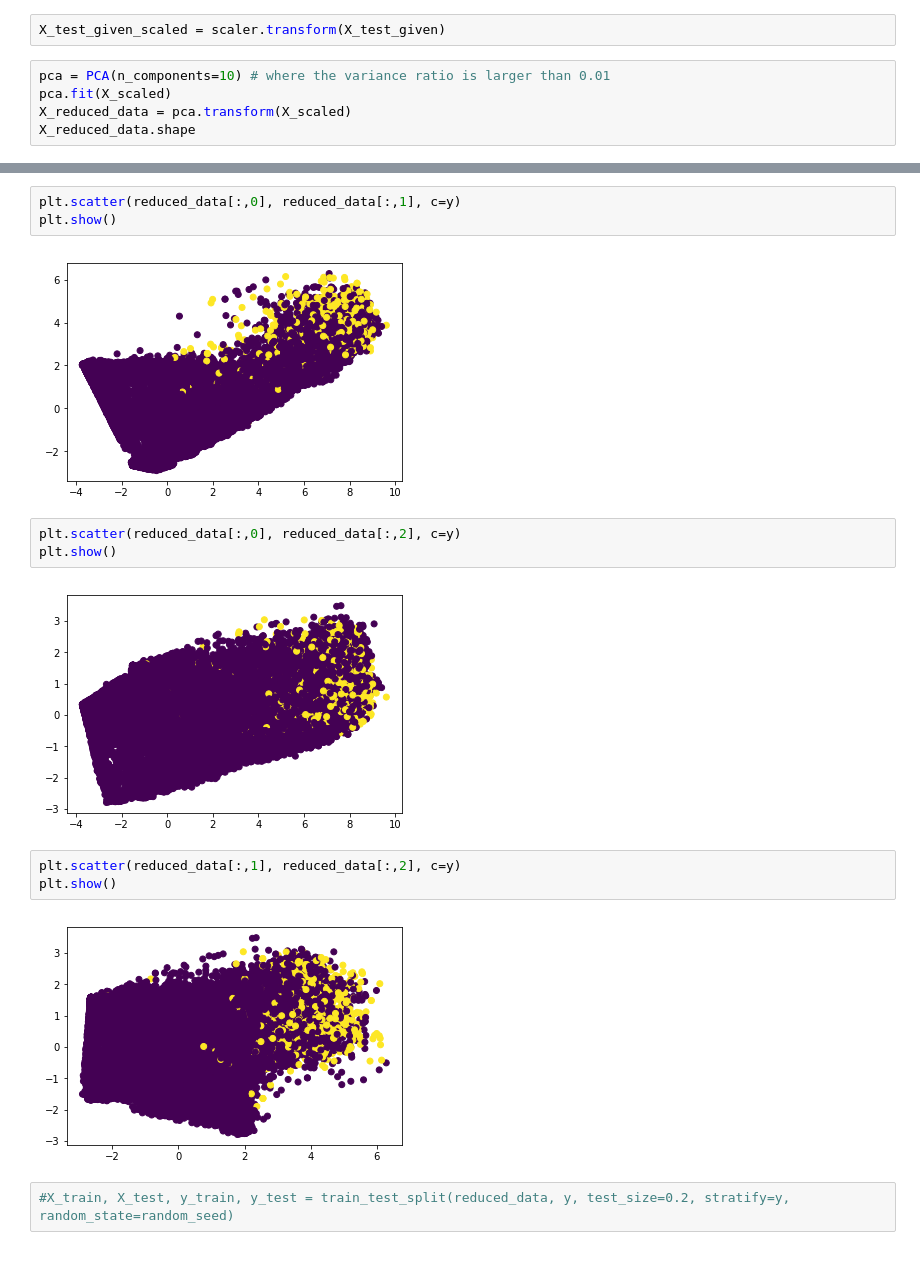
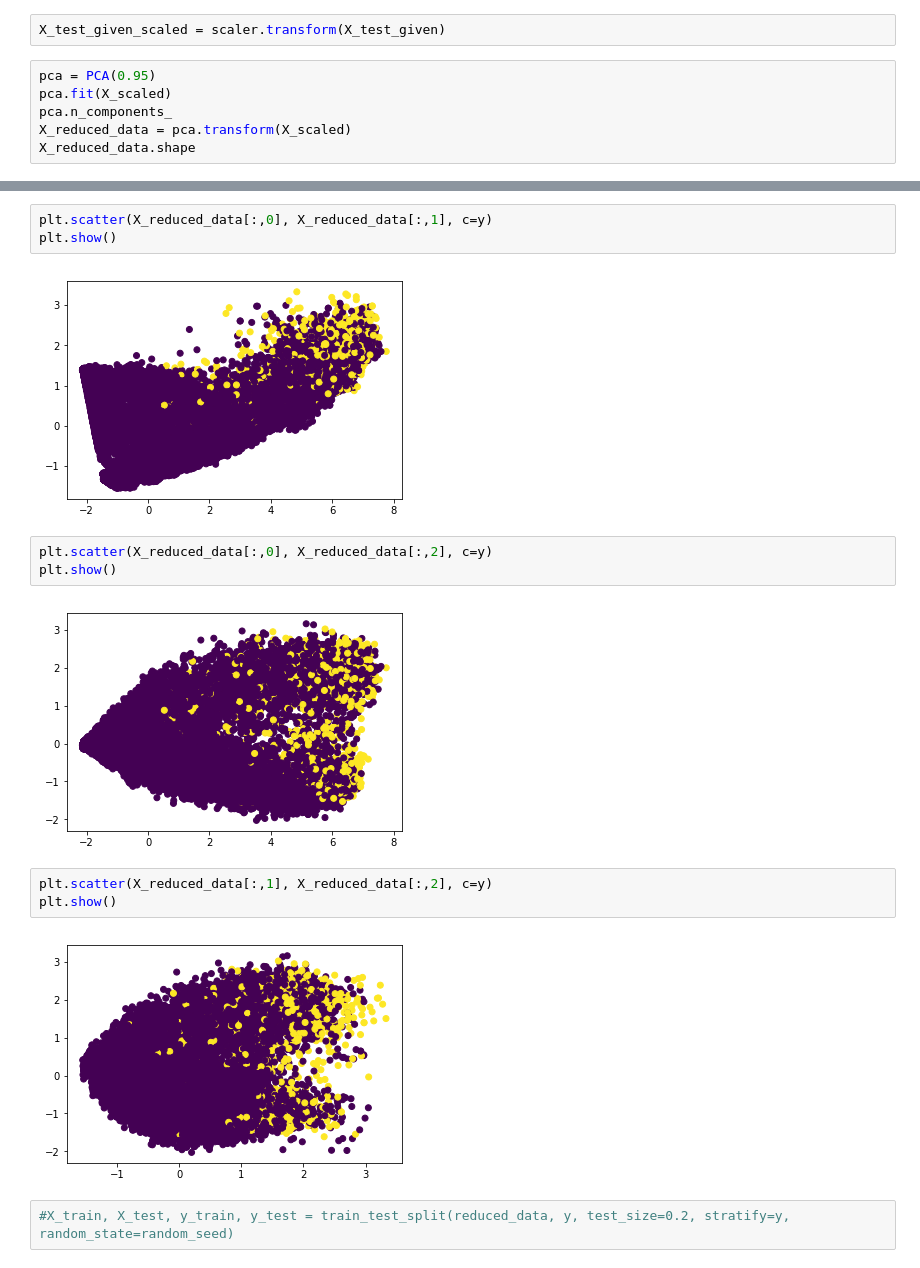
Before and after one commit to HajimeK/machine-learning, a Jupyter notebook: projects/capstone/capstone.ipynb, the cells around one changed output, grey strips where cells are left out. Cells and saved outputs as stored; diff of their text form.

```diff
--- a/projects/capstone/capstone.ipynb
+++ b/projects/capstone/capstone.ipynb
@@ -71,8 +96,9 @@ X_scaled = scaler.transform(X)
 # %%
 X_test_given_scaled = scaler.transform(X_test_given)
 # %%
-pca = PCA(n_components=10) # where the variance ratio is larger than 0.01
+pca = PCA(0.95)
 pca.fit(X_scaled)
+pca.n_components_
 X_reduced_data = pca.transform(X_scaled)
 X_reduced_data.shape
 # %% [output]
@@ -97,17 +124,17 @@ plt.show()
 # %%
-plt.scatter(reduced_data[:,0], reduced_data[:,1], c=y)
+plt.scatter(X_reduced_data[:,0], X_reduced_data[:,1], c=y)
 plt.show()
 # %% [output]
-[figure, old version]
+[figure, new version]
 # %%
-plt.scatter(reduced_data[:,0], reduced_data[:,2], c=y)
+plt.scatter(X_reduced_data[:,0], X_reduced_data[:,2], c=y)
 plt.show()
 # %% [output]
-[figure, old version]
+[figure, new version]
 # %%
-plt.scatter(reduced_data[:,1], reduced_data[:,2], c=y)
+plt.scatter(X_reduced_data[:,1], X_reduced_data[:,2], c=y)
 plt.show()
 # %% [output]
-[figure, old version]
+[figure, new version]
 # %%
 #X_train, X_test, y_train, y_test = train_test_split(reduced_data, y, test_size=0.2, stratify=y, random_state=random_seed)
```
Also changed, not shown: parts of 32 cells of this notebook, 1 other file.
